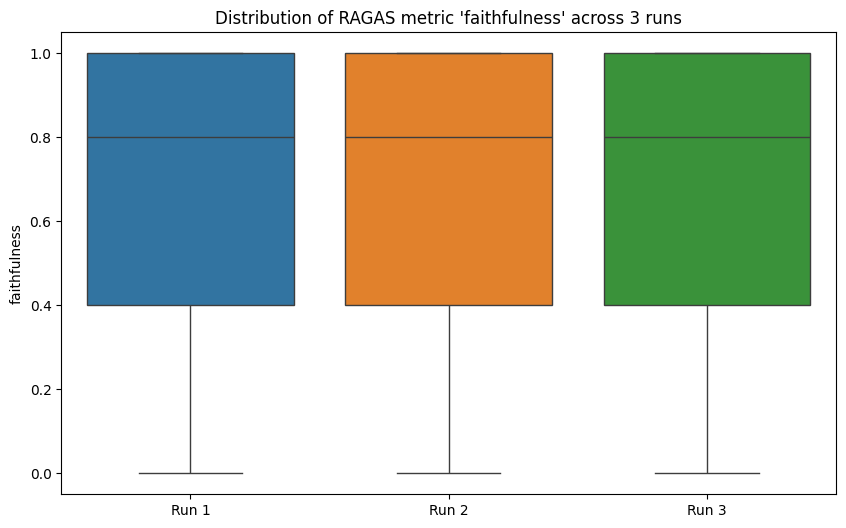
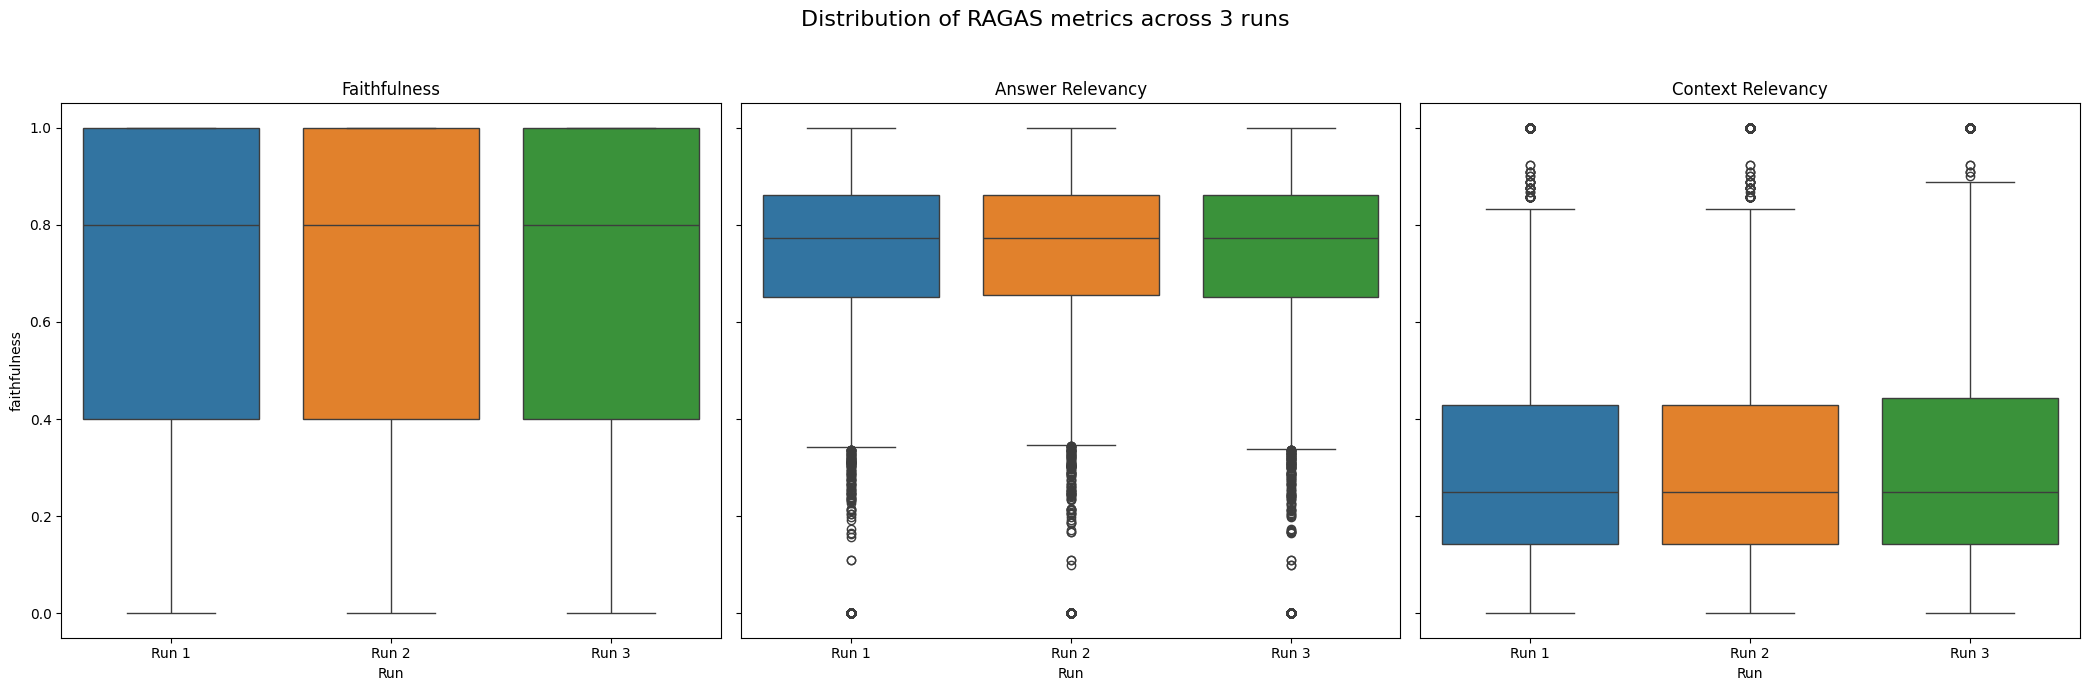
The notebook cell's code change between the first figure and the second:
--- before
+++ after
@@ -5,13 +5,25 @@
     feature_dfs.append(feature_df)
 print(f"\n=== Comparison of RAGAS features across {N_TIMES} runs ===")
-for metric in metric_names:
-    print(f"\n--- Metric: {metric} ---")
-    for i, feature_df in enumerate(feature_dfs):
-        print(f"Run {i+1}: mean={feature_df[metric].mean():.4f}, std={feature_df[metric].std():.4f}")
 
-    metric_df = pd.DataFrame({f"Run {i+1}": feature_df[metric] for i, feature_df in enumerate(feature_dfs)})
-    plt.figure(figsize=(10, 6))
-    sns.boxplot(data=metric_df)
-    plt.title(f"Distribution of RAGAS metric '{metric}' across {N_TIMES} runs")
-    plt.ylabel(metric)
-    plt.show()
+fig, axes = plt.subplots(1, 3, figsize=(21, 7), sharey=True)
+
+for i, feature_df in enumerate(feature_dfs):
+    print(f"Run {i+1}:")
+    for metric in metric_names:
+        print(f"  {metric}: mean={feature_df[metric].mean():.4f}, std={feature_df[metric].std():.4f}")
+
+for ax, metric in zip(axes, metric_names):
+    metric_df = pd.DataFrame({
+        f"Run {i+1}": feature_df[metric]
+        for i, feature_df in enumerate(feature_dfs)
+    })
+
+    sns.boxplot(data=metric_df, ax=ax)
+
+    ax.set_title(metric.replace("_", " ").title())
+    ax.set_xlabel("Run")
+    ax.set_ylabel(metric if ax is axes[0] else "")
+
+fig.suptitle(f"Distribution of RAGAS metrics across {N_TIMES} runs", fontsize=16)
+plt.tight_layout(rect=[0, 0, 1, 0.95])
+plt.show()

Commit: edit visualize